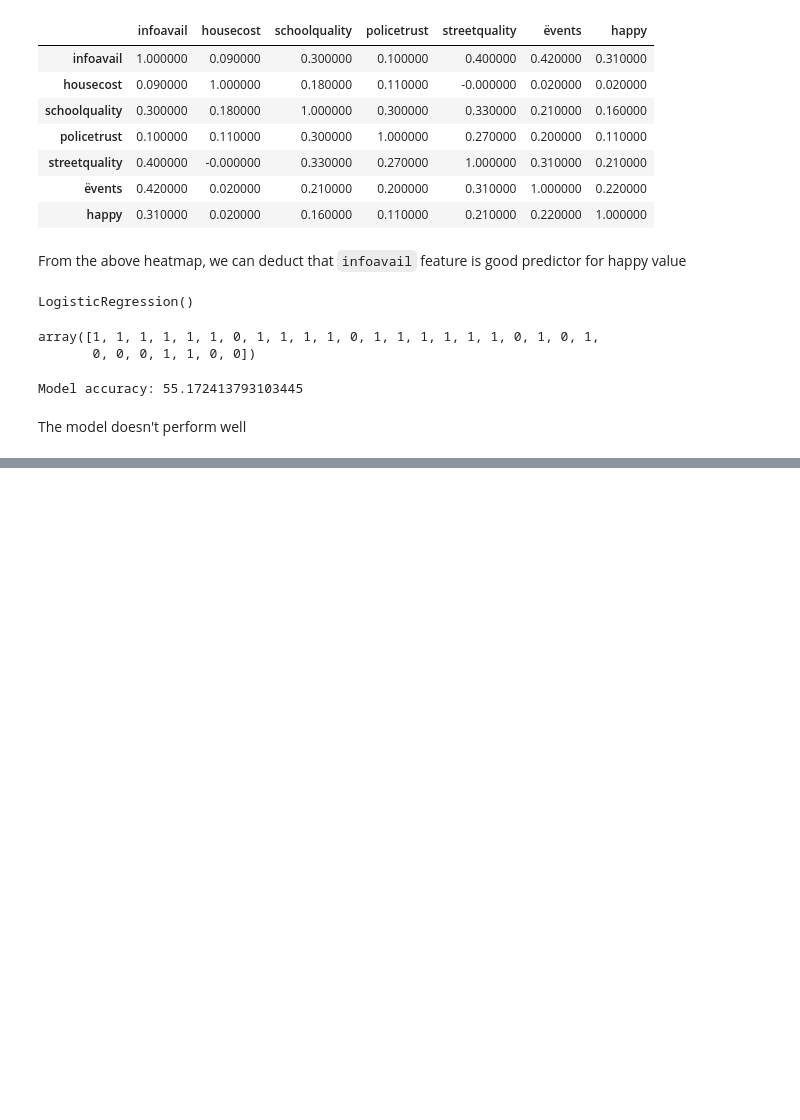
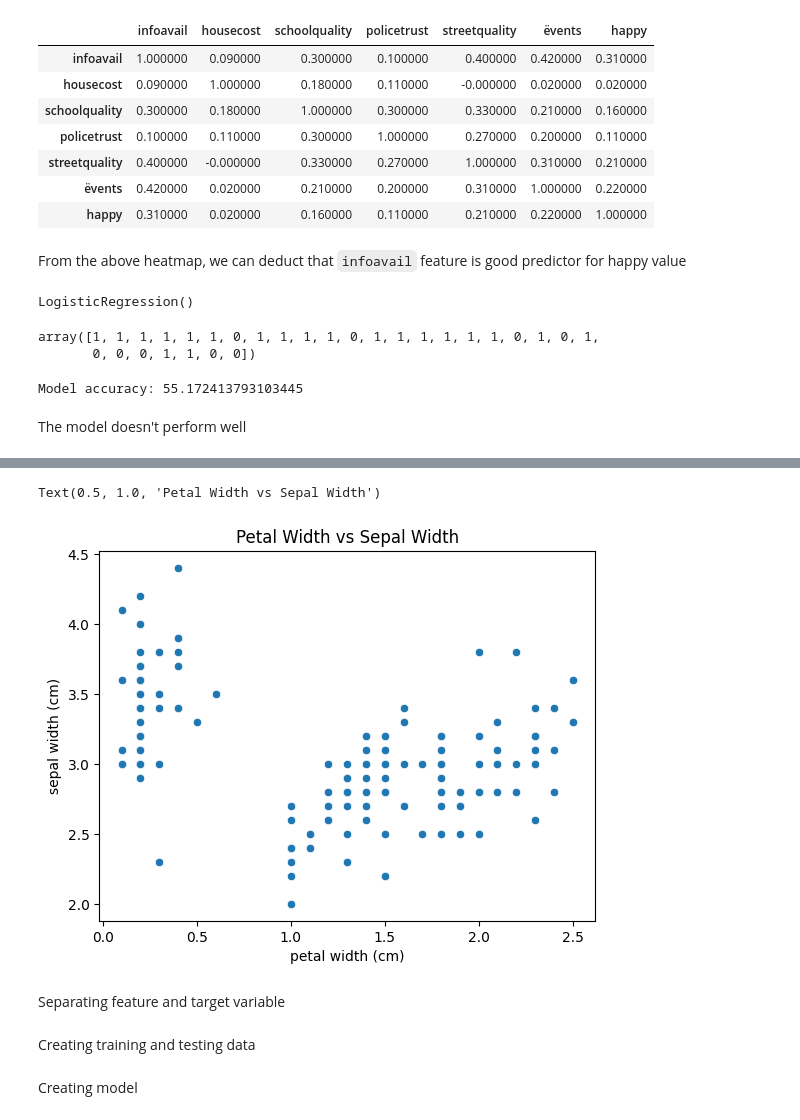
Before and after one commit to mmaazkhanhere/genai-learning-repo, a Jupyter notebook: machine-learning-course/course.ipynb, the cells around one changed output, grey strips where cells are left out. Saved outputs shown, nothing was run; the diff lists cells and outputs as text; code cells hidden in the pictures; blank space fills up the shorter version.

```diff
--- a/machine-learning-course/course.ipynb
+++ b/machine-learning-course/course.ipynb
@@ -286,0 +356,7 @@ The model doesn't perform well
+# %%
+sns.scatterplot(x=df['petal width (cm)'], y=df['sepal width (cm)']).set_title('Petal Width vs Sepal Width')
+# %% [output]
+Text(0.5, 1.0, 'Petal Width vs Sepal Width')
+[figure, added]
+# %% [markdown]
+Separating feature and target variable
@@ -286,0 +366,2 @@ The model doesn't perform well
+# %% [markdown]
+Creating training and testing data
@@ -286,0 +370,2 @@ The model doesn't perform well
+# %% [markdown]
+Creating model
```
Also changed, not shown: parts of 26 cells of this notebook.
